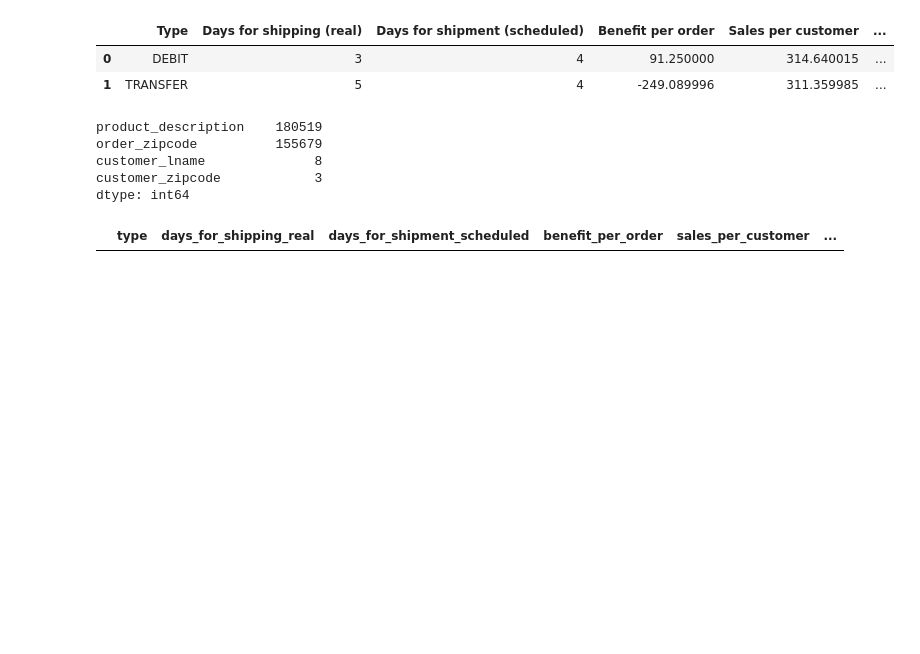
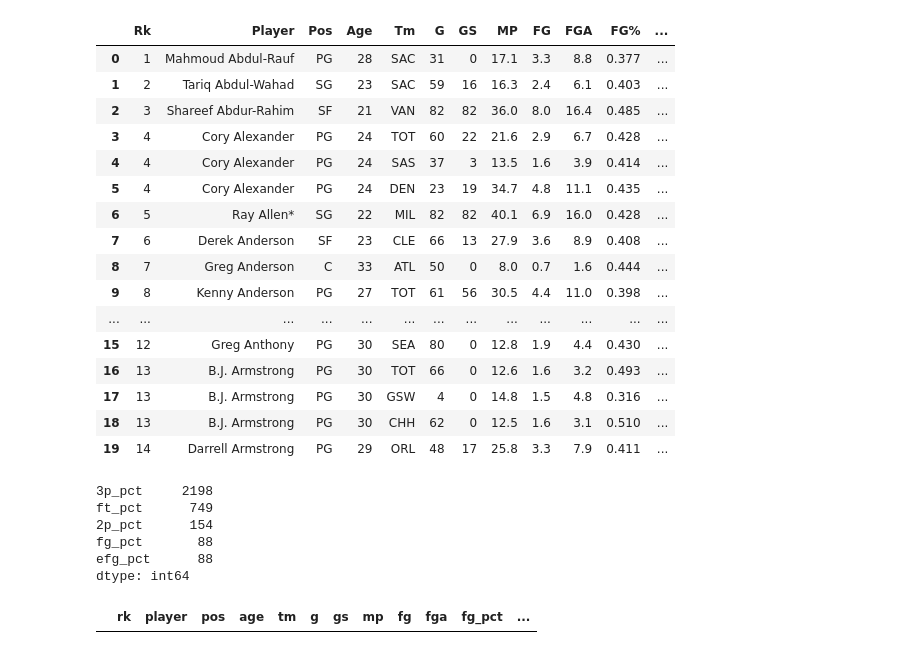
Before and after one commit to doorfish/data-analysis-project, a Jupyter notebook: python_data_analysis_project.ipynb, the cells around one changed output. Saved outputs shown, nothing was run; the diff lists cells and outputs as text; code cells hidden in the pictures; blank space fills up the shorter version.

```diff
--- a/python_data_analysis_project.ipynb
+++ b/python_data_analysis_project.ipynb
@@ -9,39 +9,59 @@ import plotly
 # %%
 ## Load data
 pd.options.display.max_columns = None
-supply_chain = pd.read_csv("datasets/DataCoSupplyChainDataset.csv", encoding='latin1')
-data_dict = pd.read_csv("datasets/DescriptionDataCoSupplyChain.csv", encoding='latin1')
-logs = pd.read_csv("datasets/tokenized_access_logs.csv", encoding='latin1')
-supply_chain.head(2)
+
+#pt_one = pd.read_csv("datasets/NBA_Player_Stats.csv")
+#pt_two = pd.read_csv("datasets/NBA_Player_Stats_2.csv") Same dataset but with MVP column
+#nba_df = pd.concat([pt_one, pt_two])
+
+nba_df = pd.read_csv("datasets/NBA_Player_Stats.csv")
+backup_df = pd.read_csv("datasets/all_seasons.csv")
+
+nba_df.head(20)
 # %% [output]
-|  | Type | Days for shipping (real) | Days for shipment (scheduled) | Benefit per order | Sales per customer | ... |
-| 0 | DEBIT | 3 | 4 | 91.250000 | 314.640015 | ... |
-| 1 | TRANSFER | 5 | 4 | -249.089996 | 311.359985 | ... |
+|  | Rk | Player | Pos | Age | Tm | G | GS | MP | FG | FGA | FG% | ... |
+| 0 | 1 | Mahmoud Abdul-Rauf | PG | 28 | SAC | 31 | 0 | 17.1 | 3.3 | 8.8 | 0.377 | ... |
+| 1 | 2 | Tariq Abdul-Wahad | SG | 23 | SAC | 59 | 16 | 16.3 | 2.4 | 6.1 | 0.403 | ... |
+| 2 | 3 | Shareef Abdur-Rahim | SF | 21 | VAN | 82 | 82 | 36.0 | 8.0 | 16.4 | 0.485 | ... |
+| 3 | 4 | Cory Alexander | PG | 24 | TOT | 60 | 22 | 21.6 | 2.9 | 6.7 | 0.428 | ... |
+| 4 | 4 | Cory Alexander | PG | 24 | SAS | 37 | 3 | 13.5 | 1.6 | 3.9 | 0.414 | ... |
+| 5 | 4 | Cory Alexander | PG | 24 | DEN | 23 | 19 | 34.7 | 4.8 | 11.1 | 0.435 | ... |
+| 6 | 5 | Ray Allen* | SG | 22 | MIL | 82 | 82 | 40.1 | 6.9 | 16.0 | 0.428 | ... |
+| 7 | 6 | Derek Anderson | SF | 23 | CLE | 66 | 13 | 27.9 | 3.6 | 8.9 | 0.408 | ... |
+| 8 | 7 | Greg Anderson | C | 33 | ATL | 50 | 0 | 8.0 | 0.7 | 1.6 | 0.444 | ... |
+| 9 | 8 | Kenny Anderson | PG | 27 | TOT | 61 | 56 | 30.5 | 4.4 | 11.0 | 0.398 | ... |
+| ... | ... | ... | ... | ... | ... | ... | ... | ... | ... | ... | ... | ... |
+| 15 | 12 | Greg Anthony | PG | 30 | SEA | 80 | 0 | 12.8 | 1.9 | 4.4 | 0.430 | ... |
+| 16 | 13 | B.J. Armstrong | PG | 30 | TOT | 66 | 0 | 12.6 | 1.6 | 3.2 | 0.493 | ... |
+| 17 | 13 | B.J. Armstrong | PG | 30 | GSW | 4 | 0 | 14.8 | 1.5 | 4.8 | 0.316 | ... |
+| 18 | 13 | B.J. Armstrong | PG | 30 | CHH | 62 | 0 | 12.5 | 1.6 | 3.1 | 0.510 | ... |
+| 19 | 14 | Darrell Armstrong | PG | 29 | ORL | 48 | 17 | 25.8 | 3.3 | 7.9 | 0.411 | ... |
 # %%
 ## Data Preprocessing
-
-supply_chain.shape[0]
+nba_df.shape
 
 # Clean field names below
 
 ## Replace whitespace in column names and remove erroneous characters
-supply_chain.columns = supply_chain.columns.str.replace('[ ]', "_", regex = True)
-supply_chain.columns = supply_chain.columns.str.replace('[()]', "", regex = True)
+nba_df.columns = nba_df.columns.str.replace('[ ]', "_", regex = True)
+nba_df.columns = nba_df.columns.str.replace('[%]', "_pct", regex = True)
 
 ## Make column names all lowercase
-supply_chain.columns = supply_chain.columns.str.lower()
+nba_df.columns = nba_df.columns.str.lower()
 
 ## Review how many nulls in data
-nulls = supply_chain.isnull().sum().loc[lambda x : x>0].sort_values(ascending=False)
+nulls = nba_df.isnull().sum().loc[lambda x : x>0].sort_values(ascending=False)
+
 nulls
 # %% [output]
-product_description    180519
-order_zipcode          155679
-customer_lname              8
-customer_zipcode            3
+3p_pct     2198
+ft_pct      749
+2p_pct      154
+fg_pct       88
+efg_pct      88
 dtype: int64
 # %%
 ## Look for dupes
-supply_chain[supply_chain.duplicated()]
+nba_df[nba_df.duplicated()]
 # %% [output]
-|  | type | days_for_shipping_real | days_for_shipment_scheduled | benefit_per_order | sales_per_customer | ... |
+|  | rk | player | pos | age | tm | g | gs | mp | fg | fga | fg_pct | ... |
```
Also changed, not shown: parts of 11 cells of this notebook, 4 other files.
